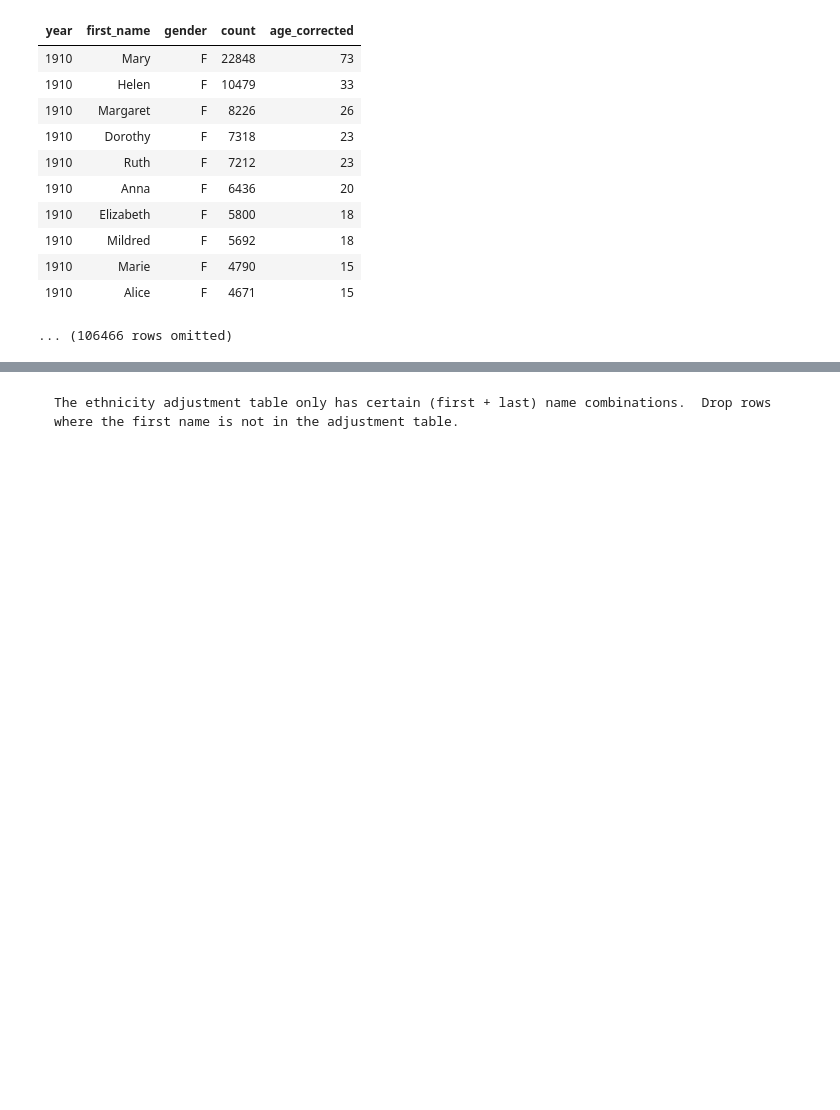
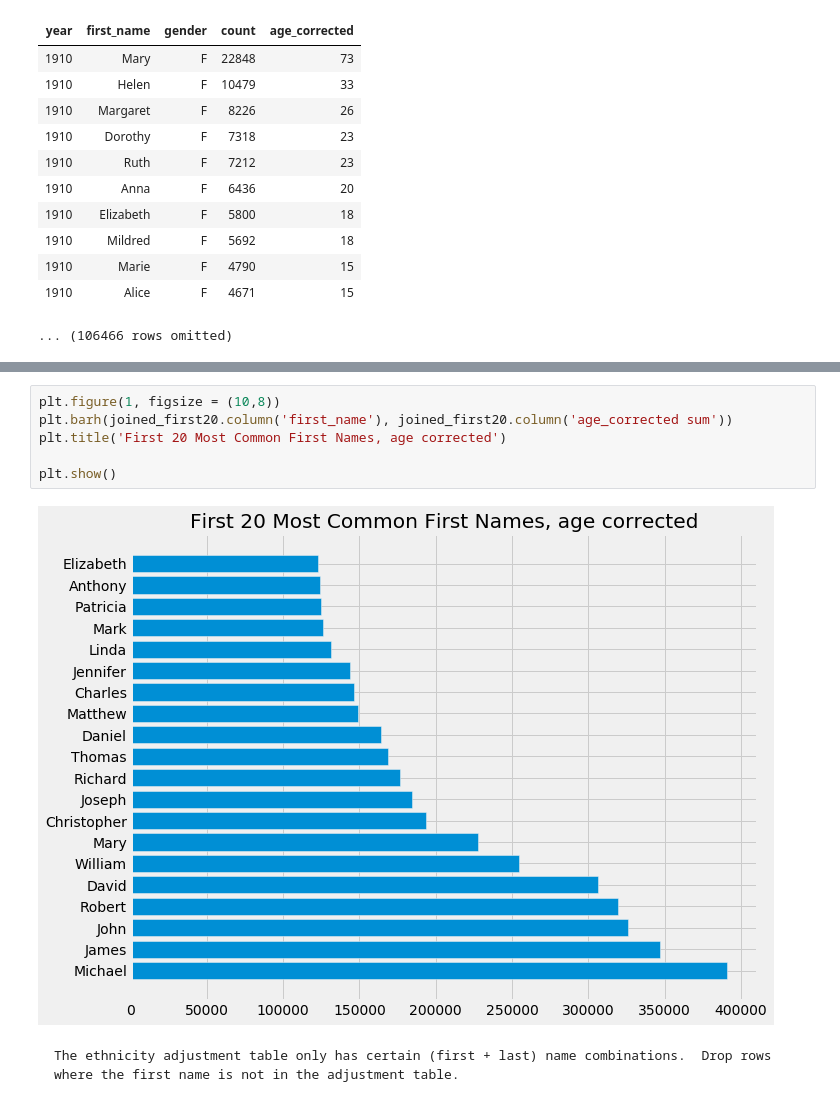
Before and after one commit to ls88-openscienceconnector/final-project-team-3, a Jupyter notebook: notebooks/Final Project Team 3.ipynb, the cells around one changed output, grey strips where cells are left out. Cells and saved outputs as stored; diff of their text form; blank space fills up the shorter version.

`````diff
--- a/notebooks/Final Project Team 3.ipynb
+++ b/notebooks/Final Project Team 3.ipynb
@@ -221,3 +191,11 @@ female_total.sort('count sum', descending = False).show(30)
+# %%
+plt.figure(1, figsize = (10,8))
+plt.barh(joined_first20.column('first_name'), joined_first20.column('age_corrected sum'))
+plt.title('First 20 Most Common First Names, age corrected')
+
+plt.show()
+# %% [output]
+[figure, added]
 # %% [markdown]
 ````markdown
 The ethnicity adjustment table only has certain (first + last) name combinations.  Drop rows where the first name is not in the adjustment table.
`````
Also changed, not shown: parts of 6 cells of this notebook.
